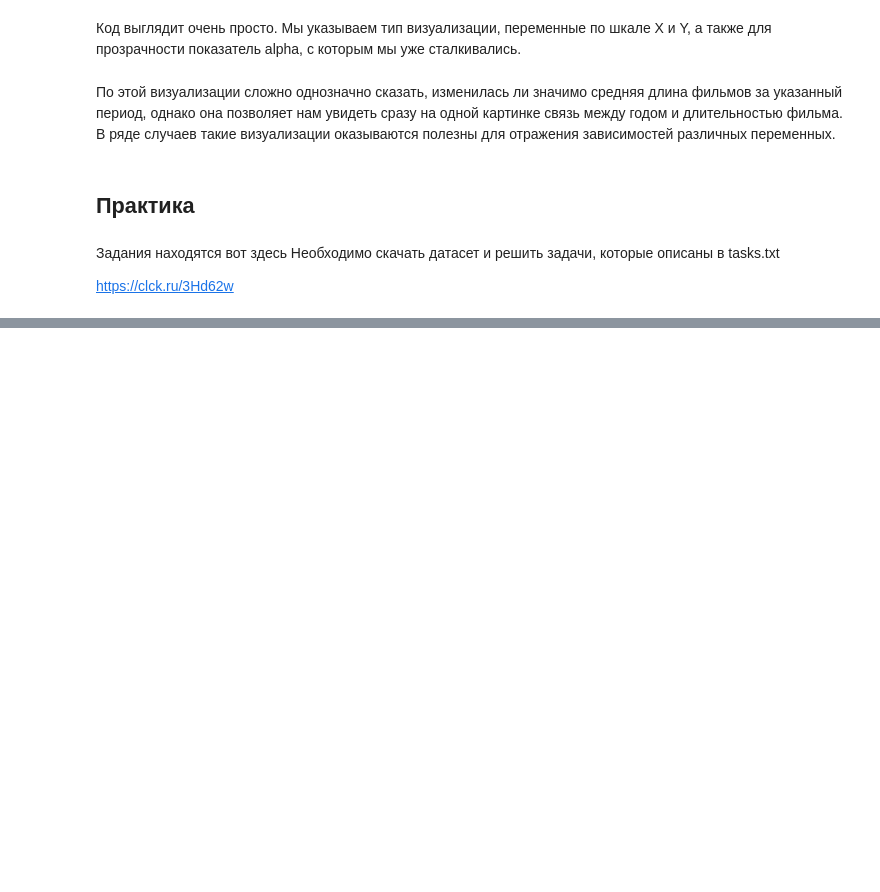
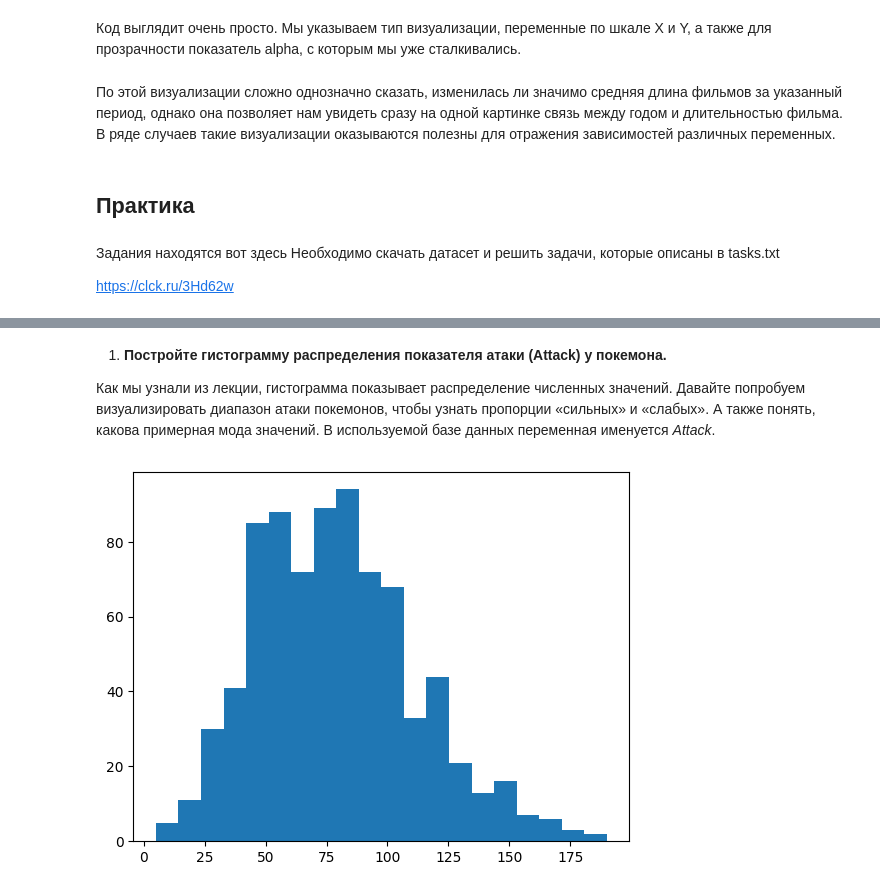
Before and after one commit to ReDwile/Spark-Practice-HSE, a Jupyter notebook: Basics-of-Visualization/Lecture_2/training/visual_2.ipynb, the cells around one changed output, grey strips where cells are left out. Saved outputs shown, nothing was run; the diff lists cells and outputs as text; code cells hidden in the pictures; blank space fills up the shorter version.

```diff
--- a/Basics-of-Visualization/Lecture_2/training/visual_2.ipynb
+++ b/Basics-of-Visualization/Lecture_2/training/visual_2.ipynb
@@ -507,0 +521,3 @@ https://clck.ru/3Hd62w
+# %%
+df = pd.read_csv('PokemonData.csv')
+df.head()
@@ -507,0 +531,9 @@ https://clck.ru/3Hd62w
+# %% [markdown]
+1) **Постройте гистограмму распределения показателя атаки (Attack) у покемона.**
+
+Как мы узнали из лекции, гистограмма показывает распределение численных значений. Давайте попробуем визуализировать диапазон атаки покемонов, чтобы узнать пропорции «сильных» и «слабых». А также понять, какова примерная мода значений. В используемой базе данных переменная именуется *Attack*.
+# %%
+plt.hist(df['Attack'], bins=20)
+plt.show()
+# %% [output]
+[figure, added]
```
Also changed, not shown: parts of 17 cells of this notebook, 1 other file.
